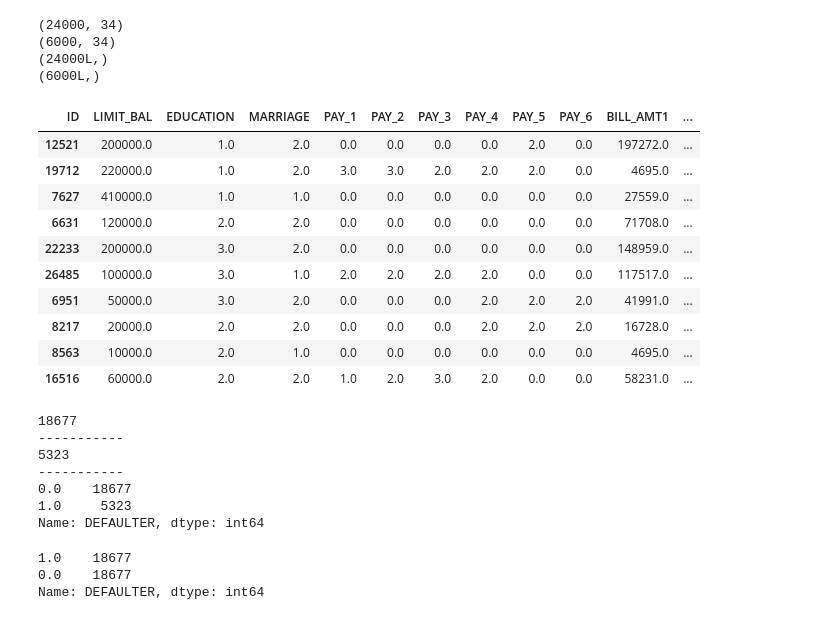
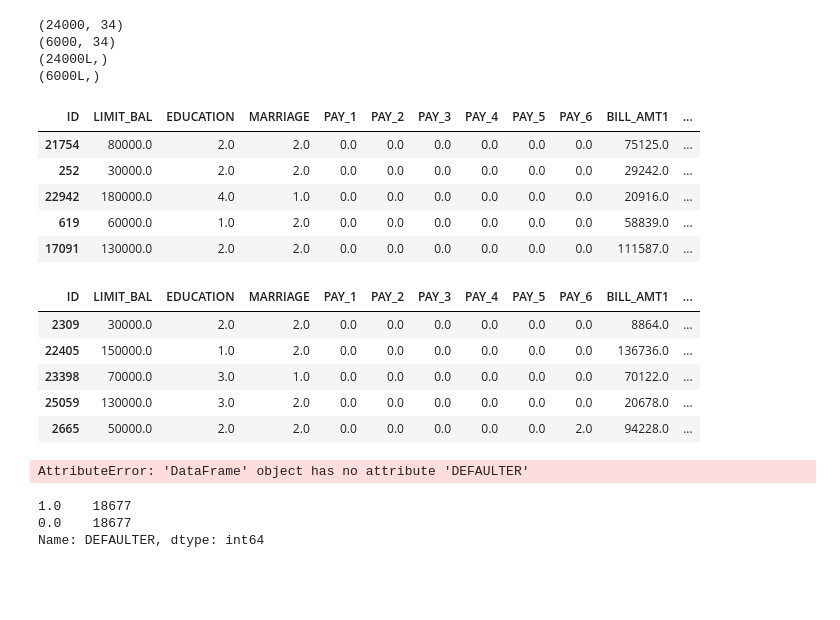
Before and after one commit to innovator-arjun/Credit-Card-AL-ML-Analytics, a Jupyter notebook: Credit Card Farud ML-AI-Python_Analytics.ipynb, the cells around one changed output. Cells and saved outputs as stored; diff of their text form; code cells hidden in the pictures; blank space fills up the shorter version.

```diff
--- a/Credit Card Farud ML-AI-Python_Analytics.ipynb
+++ b/Credit Card Farud ML-AI-Python_Analytics.ipynb
@@ -434,5 +434,5 @@ features = ['LIMIT_BAL', 'EDUCATION', 'MARRIAGE', 'PAY_1','PAY_2', 'PAY_3',
             'Closeness_4', 'Closeness_3', 'Closeness_2','Closeness_1']
 y = fulldata['DEFAULTER'].copy() # target
 X = fulldata[features].copy()
-X_train, X_test, y_train, y_test = train_test_split(X, y, test_size=0.20, random_state=42)
+x_train, x_test, y_train, y_test = train_test_split(X, y, test_size=0.20, random_state=42)
 # %%
@@ -445,23 +445,26 @@ print y_test.shape
 (6000, 34)
 (24000L,)
 (6000L,)
-# %%
-
-
-df_train = X_train.join(y_train)
-df_train.sample(10)
-# %% [output]
-| ID | LIMIT_BAL | EDUCATION | MARRIAGE | PAY_1 | PAY_2 | PAY_3 | PAY_4 | PAY_5 | PAY_6 | BILL_AMT1 | ... |
-| 12521 | 200000.0 | 1.0 | 2.0 | 0.0 | 0.0 | 0.0 | 0.0 | 2.0 | 0.0 | 197272.0 | ... |
-| 19712 | 220000.0 | 1.0 | 2.0 | 3.0 | 3.0 | 2.0 | 2.0 | 2.0 | 0.0 | 4695.0 | ... |
-| 7627 | 410000.0 | 1.0 | 1.0 | 0.0 | 0.0 | 0.0 | 0.0 | 0.0 | 0.0 | 27559.0 | ... |
-| 6631 | 120000.0 | 2.0 | 2.0 | 0.0 | 0.0 | 0.0 | 0.0 | 0.0 | 0.0 | 71708.0 | ... |
-| 22233 | 200000.0 | 3.0 | 2.0 | 0.0 | 0.0 | 0.0 | 0.0 | 0.0 | 0.0 | 148959.0 | ... |
-| 26485 | 100000.0 | 3.0 | 1.0 | 2.0 | 2.0 | 2.0 | 2.0 | 0.0 | 0.0 | 117517.0 | ... |
-| 6951 | 50000.0 | 3.0 | 2.0 | 0.0 | 0.0 | 0.0 | 2.0 | 2.0 | 2.0 | 41991.0 | ... |
-| 8217 | 20000.0 | 2.0 | 2.0 | 0.0 | 0.0 | 0.0 | 2.0 | 2.0 | 2.0 | 16728.0 | ... |
-| 8563 | 10000.0 | 2.0 | 1.0 | 0.0 | 0.0 | 0.0 | 0.0 | 0.0 | 0.0 | 4695.0 | ... |
-| 16516 | 60000.0 | 2.0 | 2.0 | 1.0 | 2.0 | 3.0 | 2.0 | 0.0 | 0.0 | 58231.0 | ... |
+# %%
+df_train=x_train.join(y_train)
+df_train.head()
+# %% [output]
+| ID | LIMIT_BAL | EDUCATION | MARRIAGE | PAY_1 | PAY_2 | PAY_3 | PAY_4 | PAY_5 | PAY_6 | BILL_AMT1 | ... |
+| 21754 | 80000.0 | 2.0 | 2.0 | 0.0 | 0.0 | 0.0 | 0.0 | 0.0 | 0.0 | 75125.0 | ... |
+| 252 | 30000.0 | 2.0 | 2.0 | 0.0 | 0.0 | 0.0 | 0.0 | 0.0 | 0.0 | 29242.0 | ... |
+| 22942 | 180000.0 | 4.0 | 1.0 | 0.0 | 0.0 | 0.0 | 0.0 | 0.0 | 0.0 | 20916.0 | ... |
+| 619 | 60000.0 | 1.0 | 2.0 | 0.0 | 0.0 | 0.0 | 0.0 | 0.0 | 0.0 | 58839.0 | ... |
+| 17091 | 130000.0 | 2.0 | 2.0 | 0.0 | 0.0 | 0.0 | 0.0 | 0.0 | 0.0 | 111587.0 | ... |
+# %%
+df_test=x_test.join(y_test)
+df_test.head()
+# %% [output]
+| ID | LIMIT_BAL | EDUCATION | MARRIAGE | PAY_1 | PAY_2 | PAY_3 | PAY_4 | PAY_5 | PAY_6 | BILL_AMT1 | ... |
+| 2309 | 30000.0 | 2.0 | 2.0 | 0.0 | 0.0 | 0.0 | 0.0 | 0.0 | 0.0 | 8864.0 | ... |
+| 22405 | 150000.0 | 1.0 | 2.0 | 0.0 | 0.0 | 0.0 | 0.0 | 0.0 | 0.0 | 136736.0 | ... |
+| 23398 | 70000.0 | 3.0 | 1.0 | 0.0 | 0.0 | 0.0 | 0.0 | 0.0 | 0.0 | 70122.0 | ... |
+| 25059 | 130000.0 | 3.0 | 2.0 | 0.0 | 0.0 | 0.0 | 0.0 | 0.0 | 0.0 | 20678.0 | ... |
+| 2665 | 50000.0 | 2.0 | 2.0 | 0.0 | 0.0 | 0.0 | 0.0 | 0.0 | 2.0 | 94228.0 | ... |
 # %%
 df_majority = df_train[df_train.DEFAULTER==0]
 df_minority = df_train[df_train.DEFAULTER==1]
@@ -472,13 +475,7 @@ print(df_minority.DEFAULTER.count())
 print("-----------")
 print(df_train.DEFAULTER.value_counts())
 # %% [output]
-18677
------------
-5323
------------
-0.0    18677
-1.0     5323
-Name: DEFAULTER, dtype: int64
+AttributeError: 'DataFrame' object has no attribute 'DEFAULTER'
 # %%
 df_minority_upsampled = resample(df_minority,
                                  replace=True,     # sample with replacement
```
Also changed, not shown: parts of 18 cells of this notebook, 1 other file.
